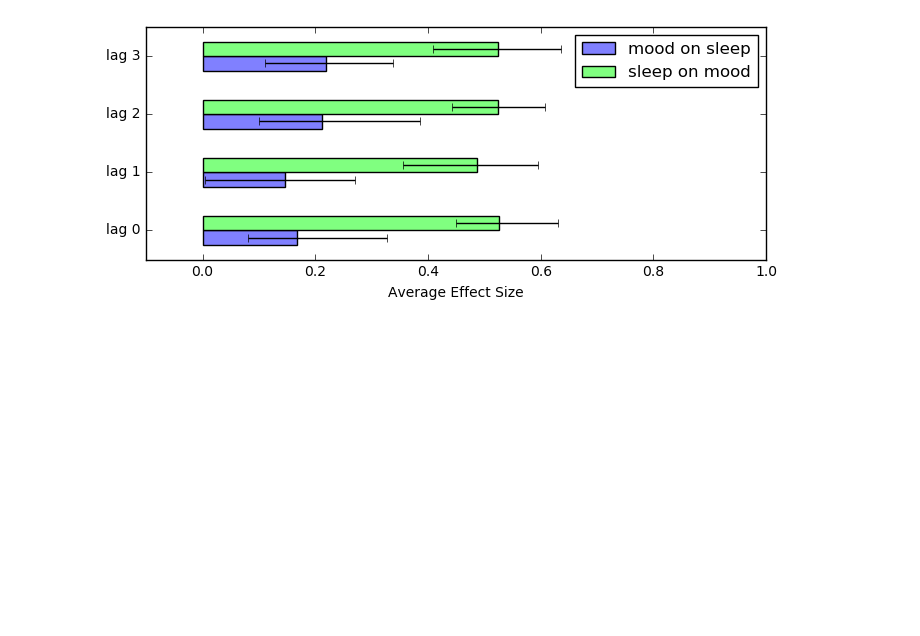
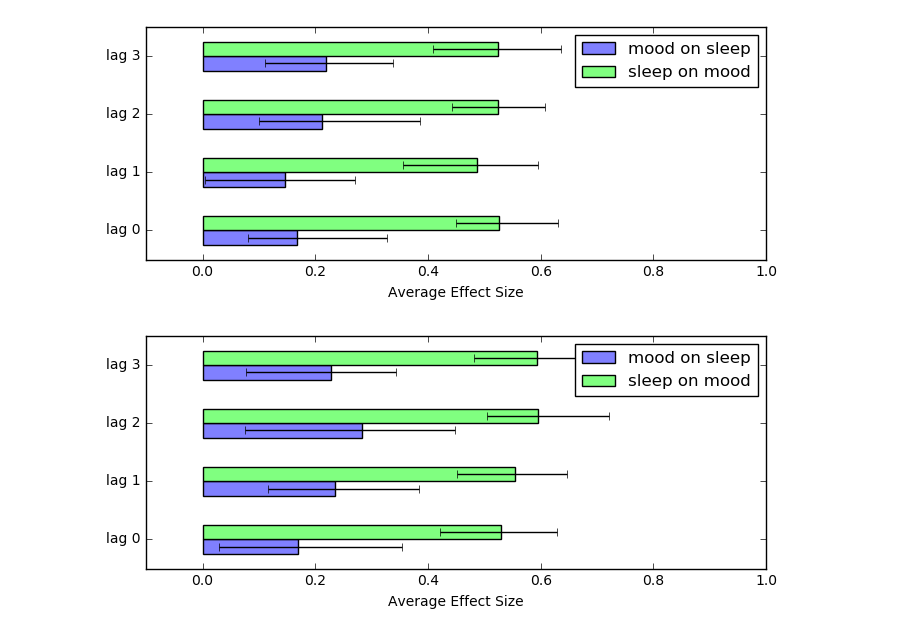
Before and after one commit to striantafillou/causality, a Jupyter notebook: run_psm_lags.ipynb, the cells around one changed output. Cells and saved outputs as stored; diff of their text form; code cells hidden in the pictures; blank space fills up the shorter version.

```diff
--- a/run_psm_lags.ipynb
+++ b/run_psm_lags.ipynb
@@ -37,21 +37,21 @@ for k in range(n_boot):
         treatment = np.array(data[i]['mood_prev'])
         outcome = np.array(data[i]['quality'])
         confound = np.array(pd.concat([data[i]['act_prev'],data[i]['stress_prev'],data[i]['energy_prev'],data[i]['daytype'],\
-                                      data[i]['quality_prev']],axis=1))
+                                      data[i]['mood_prev2'],data[i]['quality_prev']],axis=1))
         es_m2s[c,1] = psm_causal_effects(treatment=treatment, outcome=outcome, confound=confound, scorefun='replacement')
 
         # mood on sleep - lag 2
         treatment = np.array(data[i]['mood_prev'])
         outcome = np.array(data[i]['quality'])
         confound = np.array(pd.concat([data[i]['act_prev'],data[i]['stress_prev'],data[i]['energy_prev'],data[i]['daytype'],\
-                                      data[i]['quality_prev'],data[i]['quality_prev2']],axis=1))
+                                      data[i]['mood_prev2'],data[i]['quality_prev'],data[i]['mood_prev3'],data[i]['quality_prev2']],axis=1))
         es_m2s[c,2] = psm_causal_effects(treatment=treatment, outcome=outcome, confound=confound, scorefun='replacement')
 
         # mood on sleep - lag 3
         treatment = np.array(data[i]['mood_prev'])
         outcome = np.array(data[i]['quality'])
         confound = np.array(pd.concat([data[i]['act_prev'],data[i]['stress_prev'],data[i]['energy_prev'],data[i]['daytype'],\
-                                      data[i]['quality_prev'],data[i]['quality_prev2'],data[i]['quality_prev3']],axis=1))
+                                      data[i]['mood_prev2'],data[i]['quality_prev'],data[i]['mood_prev3'],data[i]['quality_prev2'],data[i]['quality_prev3']],axis=1))
         es_m2s[c,3] = psm_causal_effects(treatment=treatment, outcome=outcome, confound=confound, scorefun='replacement')
 
         # sleep on mood - lag 0
@@ -64,21 +64,21 @@ for k in range(n_boot):
         treatment = np.array(data[i]['quality'])
         outcome = np.array(data[i]['mood'])
         confound = np.array(pd.concat([data[i]['stress_prev'],data[i]['energy_prev'],data[i]['daytype'],\
-                                      data[i]['mood_prev']],axis=1))
+                                      data[i]['mood_prev'],data[i]['quality_prev']],axis=1))
         es_s2m[c,1] = psm_causal_effects(treatment=treatment, outcome=outcome, confound=confound, scorefun='replacement')
 
         # sleep on mood - lag 2
         treatment = np.array(data[i]['quality'])
         outcome = np.array(data[i]['mood'])
         confound = np.array(pd.concat([data[i]['stress_prev'],data[i]['energy_prev'],data[i]['daytype'],\
-                                      data[i]['mood_prev'],data[i]['mood_prev2']],axis=1))
+                                      data[i]['mood_prev'],data[i]['quality_prev'],data[i]['mood_prev2'],data[i]['quality_prev2']],axis=1))
         es_s2m[c,2] = psm_causal_effects(treatment=treatment, outcome=outcome, confound=confound, scorefun='replacement')
 
         # sleep on mood - lag 3
         treatment = np.array(data[i]['quality'])
         outcome = np.array(data[i]['mood'])
         confound = np.array(pd.concat([data[i]['stress_prev'],data[i]['energy_prev'],data[i]['daytype'],\
-                                      data[i]['mood_prev'],data[i]['mood_prev2'],data[i]['mood_prev3']],axis=1))
+                                      data[i]['mood_prev'],data[i]['quality_prev'],data[i]['mood_prev2'],data[i]['quality_prev2'],data[i]['mood_prev3'],data[i]['quality_prev3']],axis=1))
         es_s2m[c,3] = psm_causal_effects(treatment=treatment, outcome=outcome, confound=confound, scorefun='replacement')
 
     es_m2s_mean[k,:] = np.nanmean(es_m2s, axis=0)
@@ -117,3 +108,26 @@ plt.xlabel('Average Effect Size')
 plt.legend(['mood on sleep','sleep on mood'],loc='upper right');
 # %% [output]
 [figure]
+# %%
+import matplotlib.pyplot as plt
+%matplotlib inline
+plt.figure(figsize=(8,3))
+plt.barh([0.75,1.75,2.75,3.75],np.mean(es_m2s_mean,axis=0),xerr=np.array([\
+    [np.mean(es_m2s_mean[:,0])-np.percentile(es_m2s_mean[:,0],2.5),np.percentile(es_m2s_mean[:,0],97.5)-np.mean(es_m2s_mean[:,0])],\
+    [np.mean(es_m2s_mean[:,1])-np.percentile(es_m2s_mean[:,1],2.5),np.percentile(es_m2s_mean[:,1],97.5)-np.mean(es_m2s_mean[:,1])],\
+    [np.mean(es_m2s_mean[:,2])-np.percentile(es_m2s_mean[:,2],2.5),np.percentile(es_m2s_mean[:,2],97.5)-np.mean(es_m2s_mean[:,2])],\
+    [np.mean(es_m2s_mean[:,3])-np.percentile(es_m2s_mean[:,3],2.5),np.percentile(es_m2s_mean[:,3],97.5)-np.mean(es_m2s_mean[:,3])]]).reshape(2,4),\
+    ecolor=(0,0,0),height=.25,color=(.5,.5,1))
+plt.barh([1,2,3,4],np.mean(es_s2m_mean,axis=0),xerr=np.array([\
+    [np.mean(es_s2m_mean[:,0])-np.percentile(es_s2m_mean[:,0],2.5),np.percentile(es_s2m_mean[:,0],97.5)-np.mean(es_s2m_mean[:,0])],\
+    [np.mean(es_s2m_mean[:,1])-np.percentile(es_s2m_mean[:,1],2.5),np.percentile(es_s2m_mean[:,1],97.5)-np.mean(es_s2m_mean[:,1])],\
+    [np.mean(es_s2m_mean[:,2])-np.percentile(es_s2m_mean[:,2],2.5),np.percentile(es_s2m_mean[:,2],97.5)-np.mean(es_s2m_mean[:,2])],\
+    [np.mean(es_s2m_mean[:,3])-np.percentile(es_s2m_mean[:,3],2.5),np.percentile(es_s2m_mean[:,3],97.5)-np.mean(es_s2m_mean[:,3])]]).reshape(2,4),\
+    ecolor=(0,0,0),height=.25,color=(.5,1,.5))
+plt.xlim([-.1,1])
+# plt.ylim([0,3])
+plt.yticks([1,2,3,4],['lag 0','lag 1','lag 2','lag 3'],rotation=0);
+plt.xlabel('Average Effect Size')
+plt.legend(['mood on sleep','sleep on mood'],loc='upper right');
+# %% [output]
+[figure, added]
```
Also changed, not shown: parts of 1 cell of this notebook, 4 other files.
